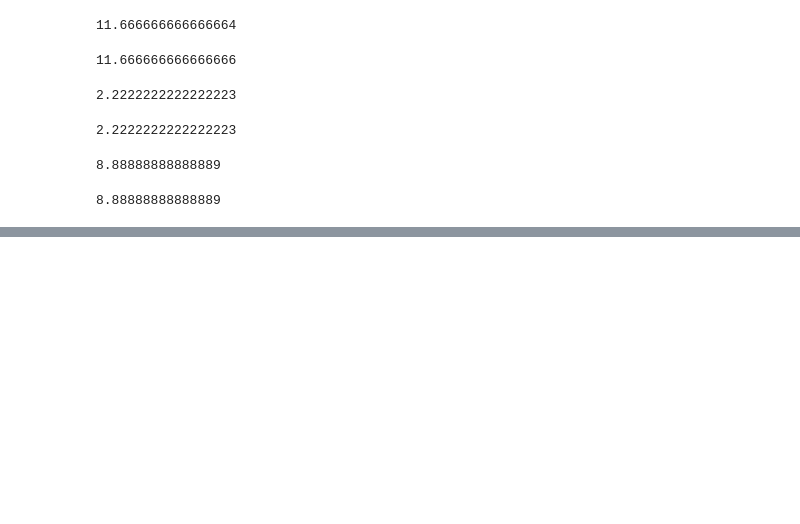
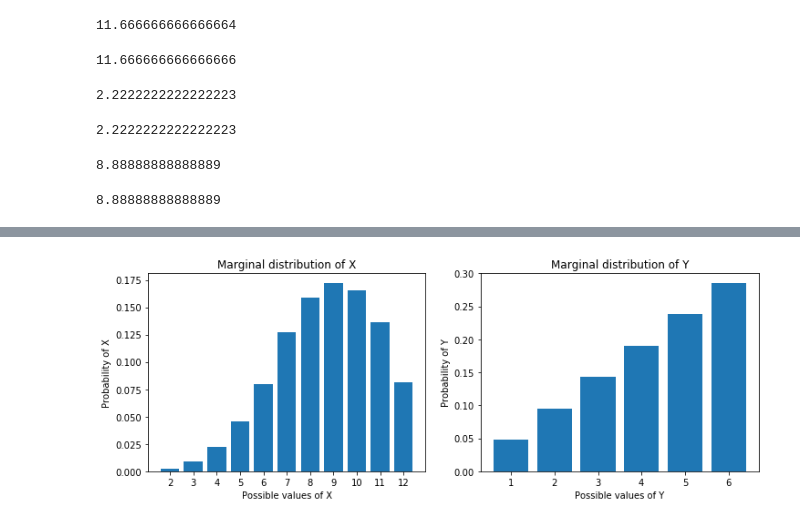
Before and after one commit to kanzai935/statistical-analysis, a Jupyter notebook: chapter05.ipynb, the cells around one changed output, grey strips where cells are left out. Drawn from its saved outputs; the diff is of its cells as text; code cells hidden in the pictures; blank space fills up the shorter version.

```diff
--- a/chapter05.ipynb
+++ b/chapter05.ipynb
@@ -134,0 +205,7 @@ V(X, lambda x : 2 * x + 3)
+# %%
+# 周辺確率分布
+def f_X(x):
+    return np.sum([f_XY(x, y_k) for y_k in y_set])
+
+def f_Y(y):
+    return np.sum([f_XY(x_k, y) for x_k in x_set])
@@ -134,0 +228,22 @@ V(X, lambda x : 2 * x + 3)
+# %%
+# 確率分布を描画する
+#キャンパス
+fig = plt.figure(figsize=(12,  4))
+ax1 = fig.add_subplot(121)
+ax2 = fig.add_subplot(122)
+
+ax1.bar(x_set, prob_x)
+ax1.set_title('Marginal distribution of X')
+ax1.set_xlabel('Possible values of X')
+ax1.set_ylabel('Probability of X')
+ax1.set_xticks(x_set)
+
+ax2.bar(y_set, prob_y)
+ax2.set_title('Marginal distribution of Y')
+ax2.set_xlabel('Possible values of Y')
+ax2.set_ylabel('Probability of Y')
+
+#描画
+plt.show()
+# %% [output]
+[figure, added]
```
Also changed, not shown: parts of 9 cells of this notebook.
